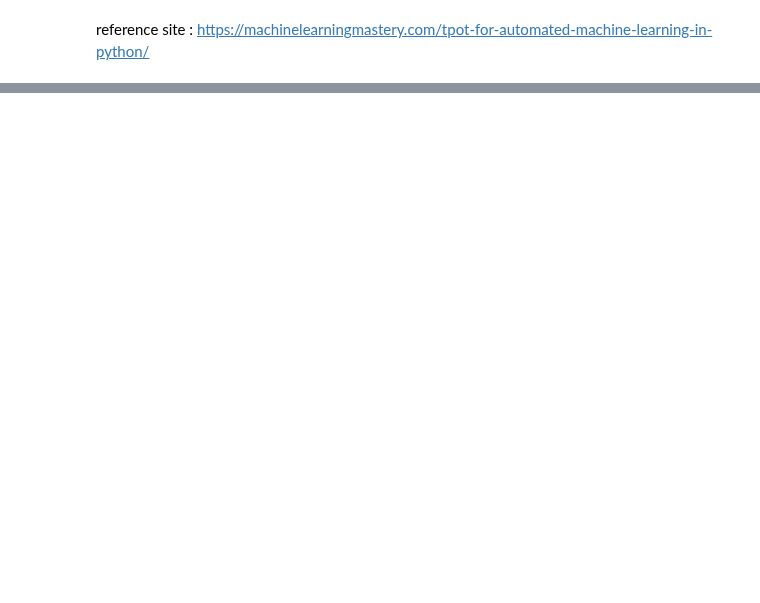
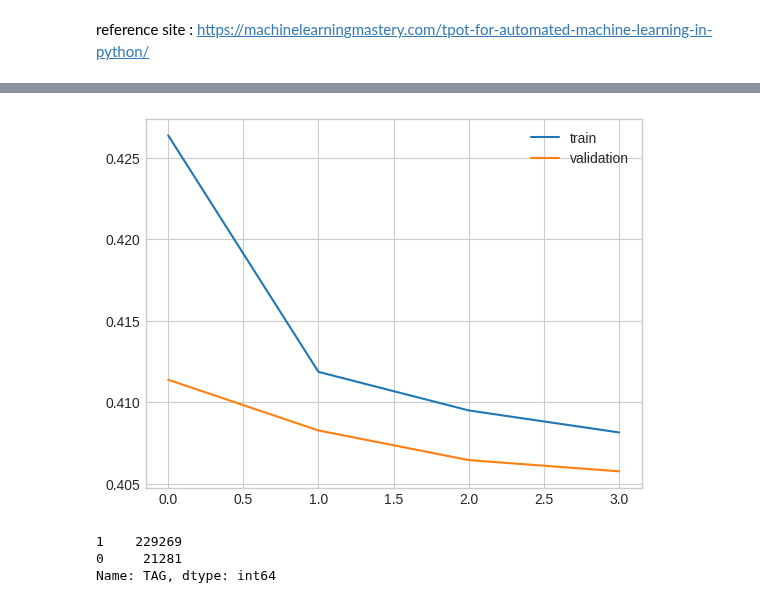
Before and after one commit to min0355/mx_competition, a Jupyter notebook: code/algorithm.ipynb, the cells around one changed output, grey strips where cells are left out. Saved outputs shown, nothing was run; the diff lists cells and outputs as text; code cells hidden in the pictures; blank space fills up the shorter version.

```diff
--- a/code/algorithm.ipynb
+++ b/code/algorithm.ipynb
@@ -140,0 +176,26 @@ time_lag = 10
+# %%
+model_path = path
+# %%
+model = Sequential()
+model.add(GRU(4,
+              input_shape=(train_feature.shape[1], train_feature.shape[2]),
+              activation='tanh',
+              return_sequences=True)
+         )
+model.add(tf.keras.layers.Dropout(0.2))
+model.add(GRU(4,
+              activation='tanh',
+              return_sequences=False)
+         )
+model.add(Dense(1, activation='sigmoid'))
+# %%
+model.compile(loss=tf.keras.losses.BinaryCrossentropy(), optimizer=tf.keras.optimizers.Nadam(), metrics=[tf.keras.metrics.AUC()])
+early_stop = EarlyStopping(monitor='val_loss', patience=3, min_delta = 0.01)
+filename = os.path.join(model_path, 'melting_tank_checkpoint.h5')
+checkpoint = ModelCheckpoint(filename, monitor='val_loss', verbose=2, save_best_only=True, mode='auto')
+# %%
+history = model.fit(x_train, y_train,
+                   epochs=50,
+                   batch_size=128,
+                   validation_data=(x_valid, y_valid),
+                   callbacks=[early_stop, checkpoint])
@@ -140,0 +219,7 @@ time_lag = 10
+# %%
+plt.plot(history.history['loss'], label='train')
+plt.plot(history.history['val_loss'], label='validation')
+plt.legend()
+plt.show()
+# %% [output]
+[figure, added]
@@ -140,0 +229,6 @@ time_lag = 10
+# %%
+pred_df['TAG'].value_counts()
+# %% [output]
+1    229269
+0     21281
+Name: TAG, dtype: int64
```
Also changed, not shown: parts of 23 cells of this notebook.
